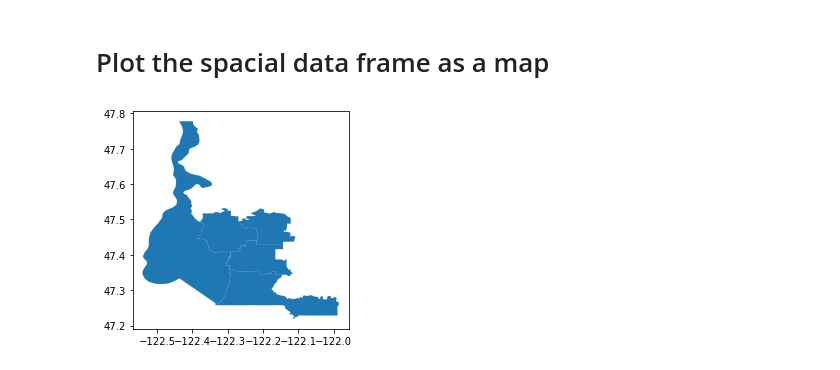
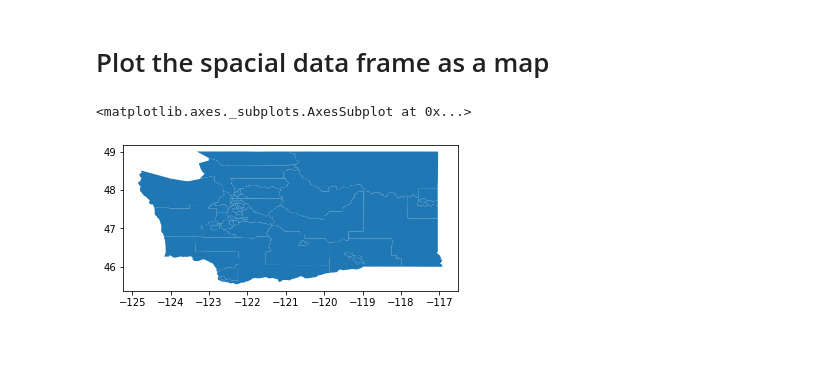
Before and after one commit to aabrahamson3/opportunity_youth, a Jupyter notebook: 01-making_a_map_aabrahamson.ipynb, the cells around one changed output. Cells and saved outputs as stored; diff of their text form; code cells hidden in the pictures; blank space fills up the shorter version.

```diff
--- a/01-making_a_map_aabrahamson.ipynb
+++ b/01-making_a_map_aabrahamson.ipynb
@@ -148,10 +84,7 @@ plt.show();
 # %% [markdown]
 # Plot the spacial data frame as a map
-# %%
-# fig, ax = plt.subplots(1, 1, figsize =(10, 8))
-# ax.
-
-kcs_puma.plot()
-plt.show()
-# %% [output]
-[figure, removed]
+# %%
+wa_puma.plot()
+# %% [output]
+<matplotlib.axes._subplots.AxesSubplot at 0x...>
+[figure, added]
```
Also changed, not shown: parts of 21 cells of this notebook.
